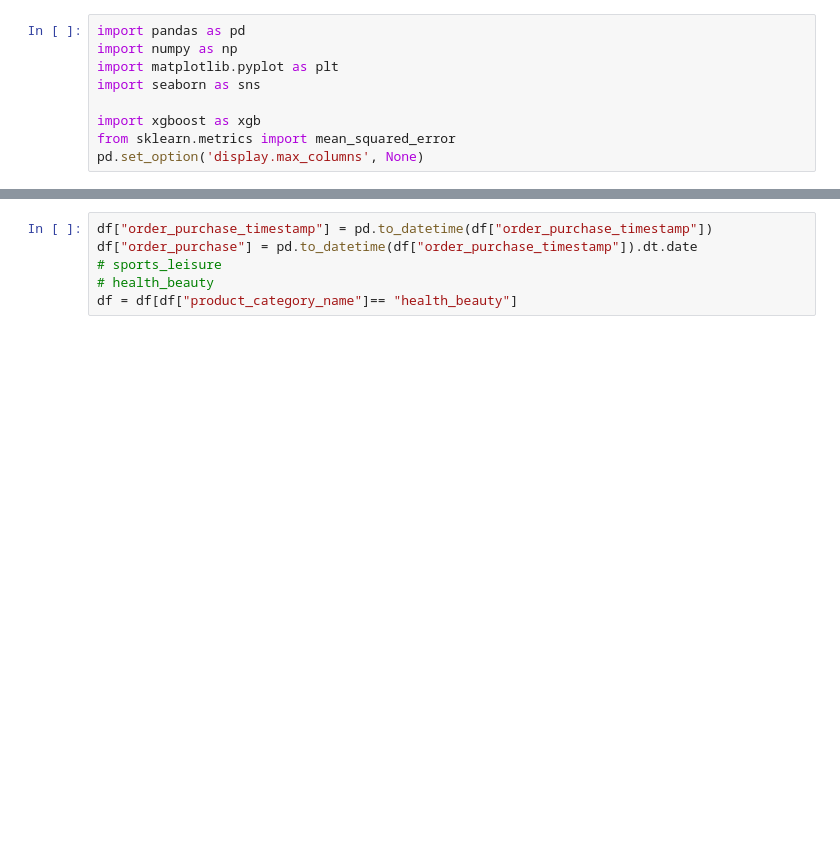
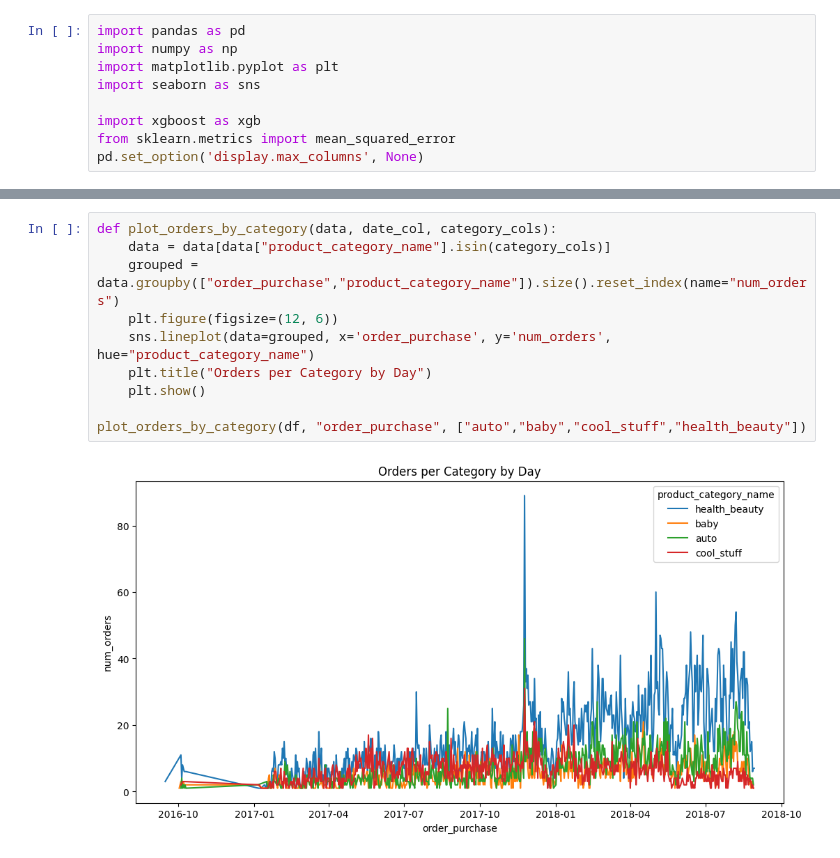
Before and after one commit to joseprs/MetyisProgrammingChallenge, a Jupyter notebook: regression.ipynb, the cells around one changed output, grey strips where cells are left out. Saved outputs shown, nothing was run; the diff lists cells and outputs as text; blank space fills up the shorter version.

```diff
--- a/regression.ipynb
+++ b/regression.ipynb
@@ -27,6 +76,12 @@ df["product_category_name"] = df["product_category_name"].replace(translation_di
-# %%
-df["order_purchase_timestamp"] = pd.to_datetime(df["order_purchase_timestamp"])
-df["order_purchase"] = pd.to_datetime(df["order_purchase_timestamp"]).dt.date
-# sports_leisure
-# health_beauty
-df = df[df["product_category_name"]== "health_beauty"]
+# %%
+def plot_orders_by_category(data, date_col, category_cols):
+    data = data[data["product_category_name"].isin(category_cols)]
+    grouped = data.groupby(["order_purchase","product_category_name"]).size().reset_index(name="num_orders")
+    plt.figure(figsize=(12, 6))
+    sns.lineplot(data=grouped, x='order_purchase', y='num_orders', hue="product_category_name")
+    plt.title("Orders per Category by Day")
+    plt.show()
+
+plot_orders_by_category(df, "order_purchase", ["auto","baby","cool_stuff","health_beauty"])
+# %% [output]
+[figure, added]
```
Also changed, not shown: parts of 50 cells of this notebook, 1 other file.
